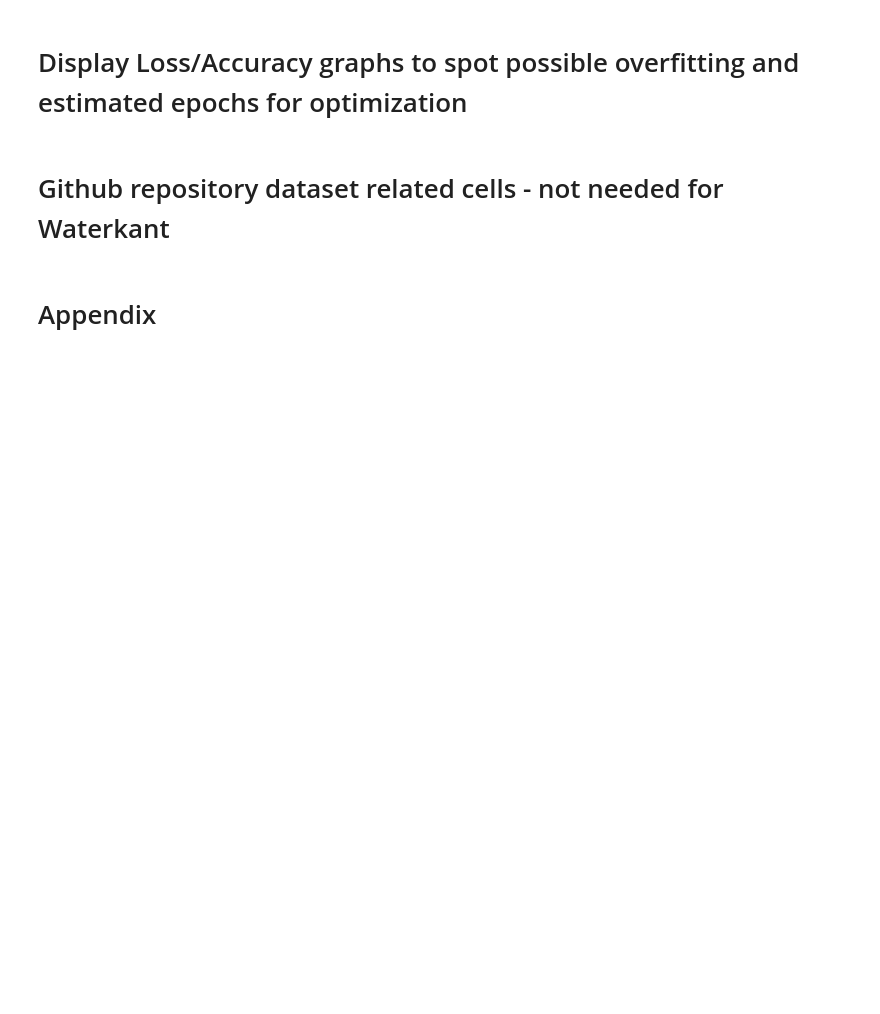
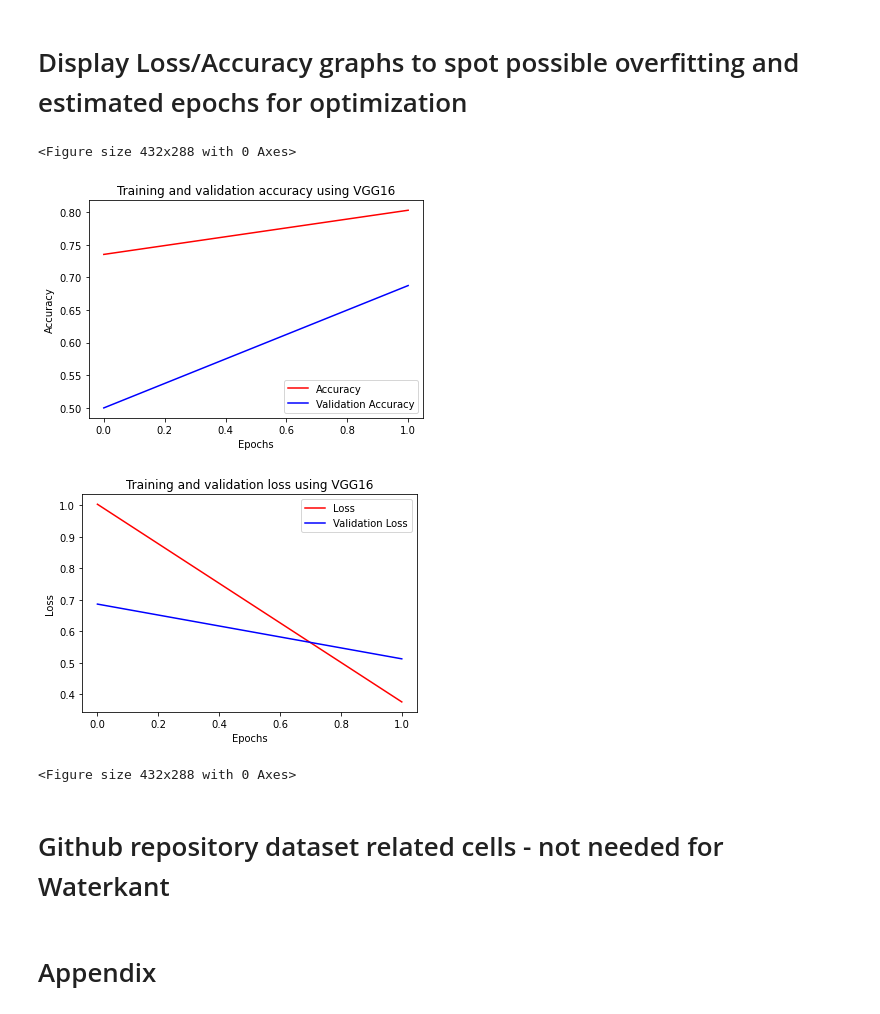
Before and after one commit to td-ct/Xidivocx, a Jupyter notebook: Xidivocx.ipynb, the cells around one changed output. Cells and saved outputs as stored; diff of their text form; code cells hidden in the pictures; blank space fills up the shorter version.

```diff
--- a/Xidivocx.ipynb
+++ b/Xidivocx.ipynb
@@ -109,3 +104,17 @@ Drive already mounted at /content/gdrive; to attempt to forcibly remount, call d
+# %%
+Colab=False
+if (Colab):
+    #Google
+    from colab import drive
+    cwd = '/content'
+    gdrive_mount=os.path.join(cwd,'/gdrive')
+    drive.mount(gdrive_mount)
+    base_dir = os.path.join(gdrive_mount,'gdrive/My Drive/Xividocx-Data')
+else:
+    cwd = './'
+    base_dir = os.path.join(cwd,'Xividocx-Data')
+
+print("Project will be build in: "+os.path.abspath(base_dir))
 # %% [markdown]
 ### Cleanup
 # %%
@@ -343,14 +390,16 @@ testing_datagen = ImageDataGenerator(rescale = 1.0/255.)
 
 
 training_generator = training_datagen.flow_from_directory(training_dir,
-                                                         batch_size=batch_size_training,
-                                                         class_mode  = 'binary',
-                                                         target_size = (324, 324))
+                                                          #color_mode="grayscale",
+                                                          #batch_size=batch_size_training, #TD this is not possible without changing the input to the pre-trained net, so we create real grayscale jpegs above
+                                                          class_mode  = 'binary',
+                                                          target_size = (324, 324))
 
 testing_generator = testing_datagen.flow_from_directory(testing_dir,
-                                                    batch_size=batch_size_testing,
-                                                    class_mode='binary',
-                                                    target_size=(324, 324))
+                                                        #color_mode="grayscale", #TD this is not possible without changing the input to the pre-trained net, so we create real grayscale jpegs above
+                                                        batch_size=batch_size_testing,
+                                                        class_mode='binary',
+                                                        target_size=(324, 324))
 
 
 #Expected output training:   5216, 2 classes
@@ -905,35 +1173,40 @@ for layer_name, feature_map in zip(layer_names, successive_feature_maps):
 # sets for each training epoch
 #-----------------------------------------------------------
 acc=history.history['acc']
 val_acc=history.history['val_acc']
 loss=history.history['loss']
 val_loss=history.history['val_loss']
 
 epochs=range(len(acc)) # Get number of epochs
 
 #------------------------------------------------
 # Plot training and validation accuracy per epoch
 #------------------------------------------------
 plt.plot(epochs, acc, 'r')
 plt.plot(epochs, val_acc, 'b')
-plt.title('Training and validation accuracy using '+ptm)
+plt.title('Training and validation accuracy using '+pre_trained_setup)
 plt.xlabel("Epochs")
 plt.ylabel("Accuracy")
 plt.legend(["Accuracy", "Validation Accuracy"])
 
 plt.figure()
 
 #------------------------------------------------
 # Plot training and validation loss per epoch
 #------------------------------------------------
 plt.plot(epochs, loss, 'r')
 plt.plot(epochs, val_loss, 'b')
-plt.title('Training and validation loss using '+ptm)
+plt.title('Training and validation loss using '+pre_trained_setup)
 plt.xlabel("Epochs")
 plt.ylabel("Loss")
 plt.legend(["Loss", "Validation Loss"])
 
 plt.figure()
+# %% [output]
+<Figure size 432x288 with 0 Axes>
+[figure, added]
+[figure, added]
+<Figure size 432x288 with 0 Axes>
 # %% [markdown]
 # Github repository dataset related cells - not needed for Waterkant
 # %%
```
Also changed, not shown: parts of 34 cells of this notebook, 1 other file.
